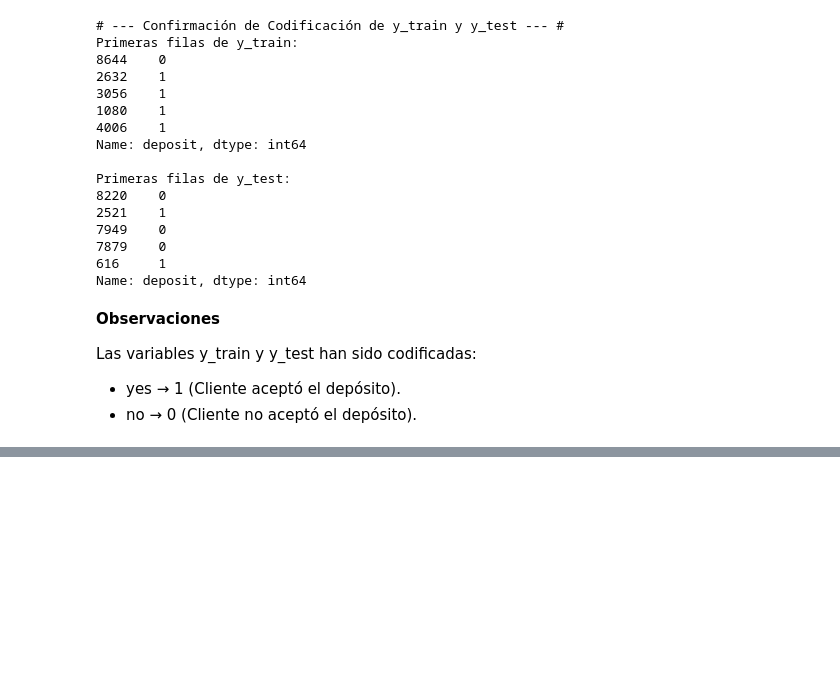
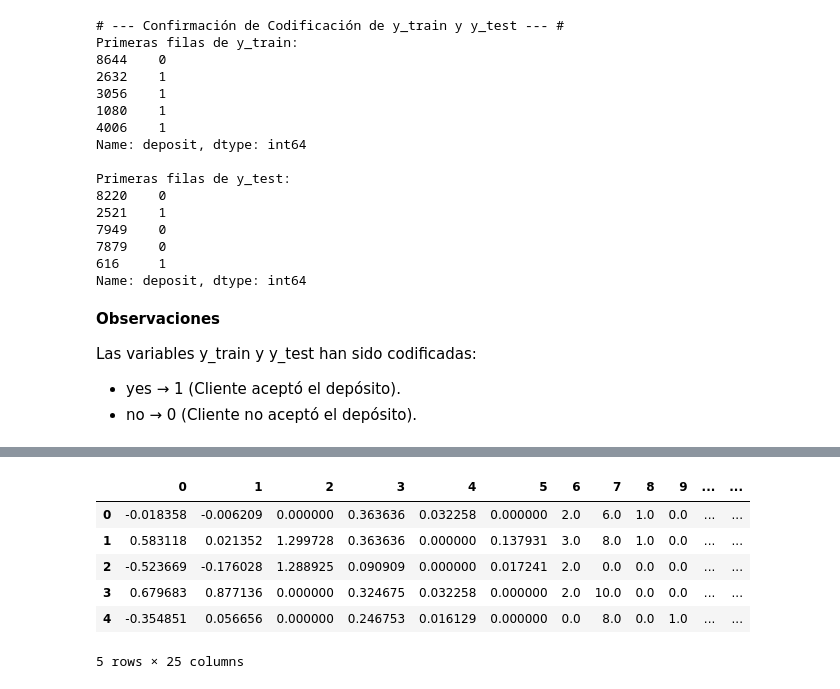
Before and after one commit to neiluz/project_machine_learning, a Jupyter notebook: sprint_8/sprint_8.2.ipynb, the cells around one changed output, grey strips where cells are left out. Saved outputs shown, nothing was run; the diff lists cells and outputs as text; code cells hidden in the pictures; blank space fills up the shorter version.

```diff
--- a/sprint_8/sprint_8.2.ipynb
+++ b/sprint_8/sprint_8.2.ipynb
@@ -422,12 +283,0 @@ Basándonos en lo que se mencionó previamente:
-# %%
-# Transformar variables ordinales
-# Education
-education_order = {'unknown': 0, 'primary': 1, 'secondary': 2, 'tertiary': 3}
-X_train['education'] = X_train['education'].map(education_order)
-X_test['education'] = X_test['education'].map(education_order)
-
-# Month
-month_order = {'jan': 1, 'feb': 2, 'mar': 3, 'apr': 4, 'may': 5, 'jun': 6,
-               'jul': 7, 'aug': 8, 'sep': 9, 'oct': 10, 'nov': 11, 'dec': 12}
-X_train['month'] = X_train['month'].map(month_order)
-X_test['month'] = X_test['month'].map(month_order)
@@ -487,8 +283,0 @@ def group_low_frequency_categories(data, column, threshold):
-# %%
-# Aplicar agrupación en entrenamiento y prueba
-for var in nominal_vars_to_group:
-    X_train = group_low_frequency_categories(X_train, var, threshold)
-    X_test = group_low_frequency_categories(X_test, var, threshold)
-
-# Verificar las frecuencias después de la agrupación
-grouped_frequencies = {var: X_train[var].value_counts() for var in nominal_vars_to_group}
@@ -527,7 +283,0 @@ Se utilizó get_dummies para convertir las variables categóricas en valores num
-# %%
- #Aplicar One-Hot Encoding en el conjunto de entrenamiento y prueba
-X_train = pd.get_dummies(X_train, drop_first=True)
-X_test = pd.get_dummies(X_test, drop_first=True)
-
-# Alinear las columnas entre X_train y X_test para asegurarse de que tengan la misma estructura
-X_test = X_test.reindex(columns=X_train.columns, fill_value=0)
@@ -595,0 +288,13 @@ cv_roc_auc_scores = cross_val_score(model, X_train, y_train, cv=kf, scoring='roc
+# %%
+# Ajustar y transformar
+try:
+    X_train_transformed = full_pipeline.fit_transform(X_train)
+    X_test_transformed = full_pipeline.transform(X_test)
+    print("Pipeline ajustado y datos transformados correctamente.")
+except Exception as e:
+    print("Error durante la transformación:", e)
+
+# Verificar las dimensiones de los datos transformados
+print("Dimensiones de los datos transformados:")
+print("X_train_transformed:", X_train_transformed.shape)
+print("X_test_transformed:", X_test_transformed.shape)
@@ -595,0 +323,11 @@ cv_roc_auc_scores = cross_val_score(model, X_train, y_train, cv=kf, scoring='roc
+# %%
+X_train_transformed = pd.DataFrame(X_train_transformed)
+X_train_transformed.head()
+# %% [output]
+|  | 0 | 1 | 2 | 3 | 4 | 5 | 6 | 7 | 8 | 9 | ... | ... |
+| 0 | -0.018358 | -0.006209 | 0.000000 | 0.363636 | 0.032258 | 0.000000 | 2.0 | 6.0 | 1.0 | 0.0 | ... | ... |
+| 1 | 0.583118 | 0.021352 | 1.299728 | 0.363636 | 0.000000 | 0.137931 | 3.0 | 8.0 | 1.0 | 0.0 | ... | ... |
+| 2 | -0.523669 | -0.176028 | 1.288925 | 0.090909 | 0.000000 | 0.017241 | 2.0 | 0.0 | 0.0 | 0.0 | ... | ... |
+| 3 | 0.679683 | 0.877136 | 0.000000 | 0.324675 | 0.032258 | 0.000000 | 2.0 | 10.0 | 0.0 | 0.0 | ... | ... |
+| 4 | -0.354851 | 0.056656 | 0.000000 | 0.246753 | 0.016129 | 0.000000 | 0.0 | 8.0 | 0.0 | 1.0 | ... | ... |
+5 rows × 25 columns
```
Also changed, not shown: parts of 83 cells of this notebook, 1 other file.
